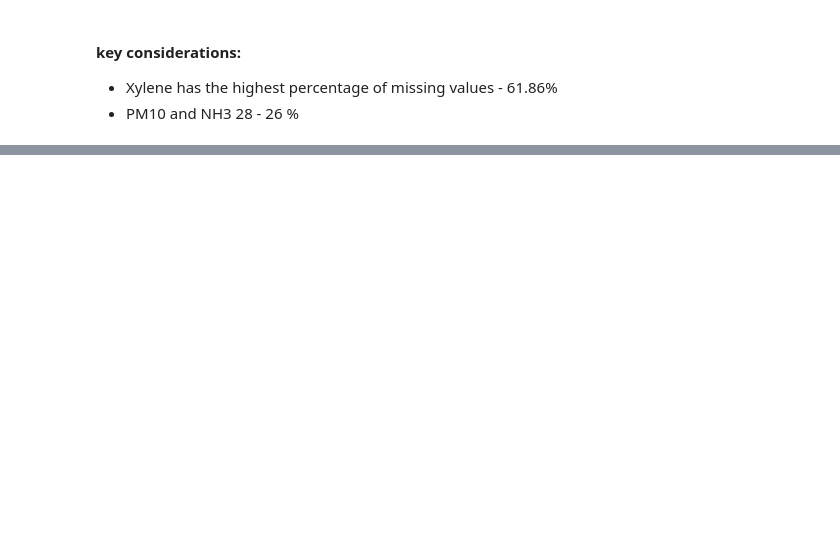
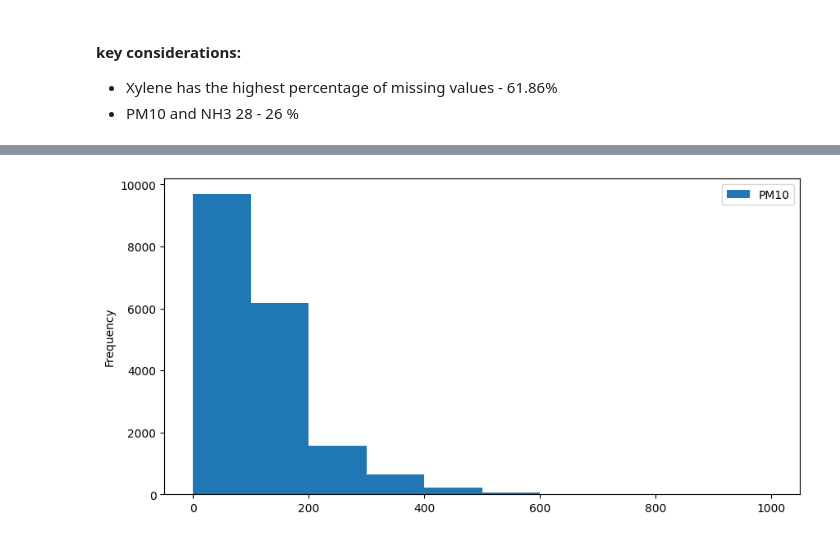
Before and after one commit to Srividya-dayyala/Air-Quality-Index-Prediction-Model-AICTE, a Jupyter notebook: AQI Prediction Model-checkpoint.ipynb, the cells around one changed output, grey strips where cells are left out. Saved outputs shown, nothing was run; the diff lists cells and outputs as text; code cells hidden in the pictures; blank space fills up the shorter version.

```diff
--- a/AQI Prediction Model-checkpoint.ipynb
+++ b/AQI Prediction Model-checkpoint.ipynb
@@ -178,0 +130,6 @@ dtype: float64
+# %%
+df['PM10'].plot(kind = 'hist', figsize=(10,5))
+plt.legend()
+plt.show()
+# %% [output]
+[figure, added]
```
Also changed, not shown: parts of 46 cells of this notebook.
